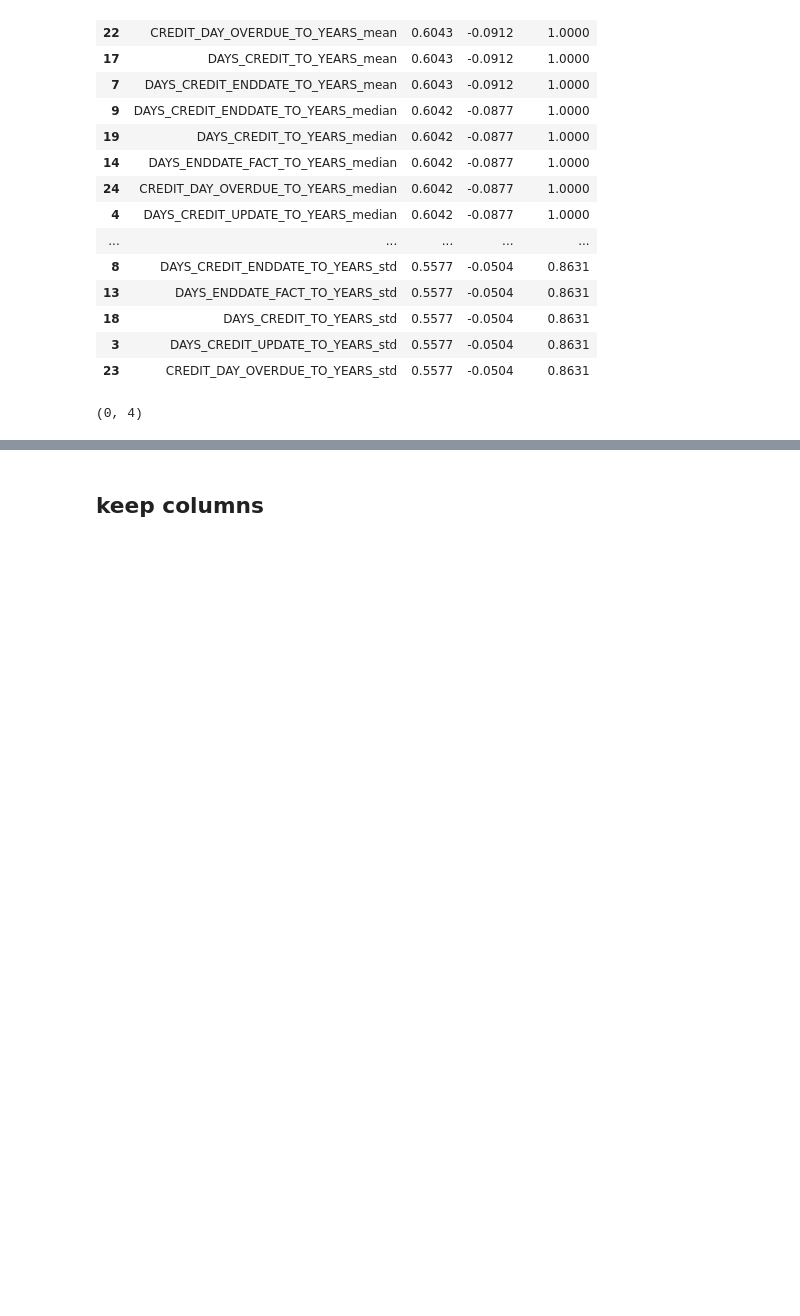
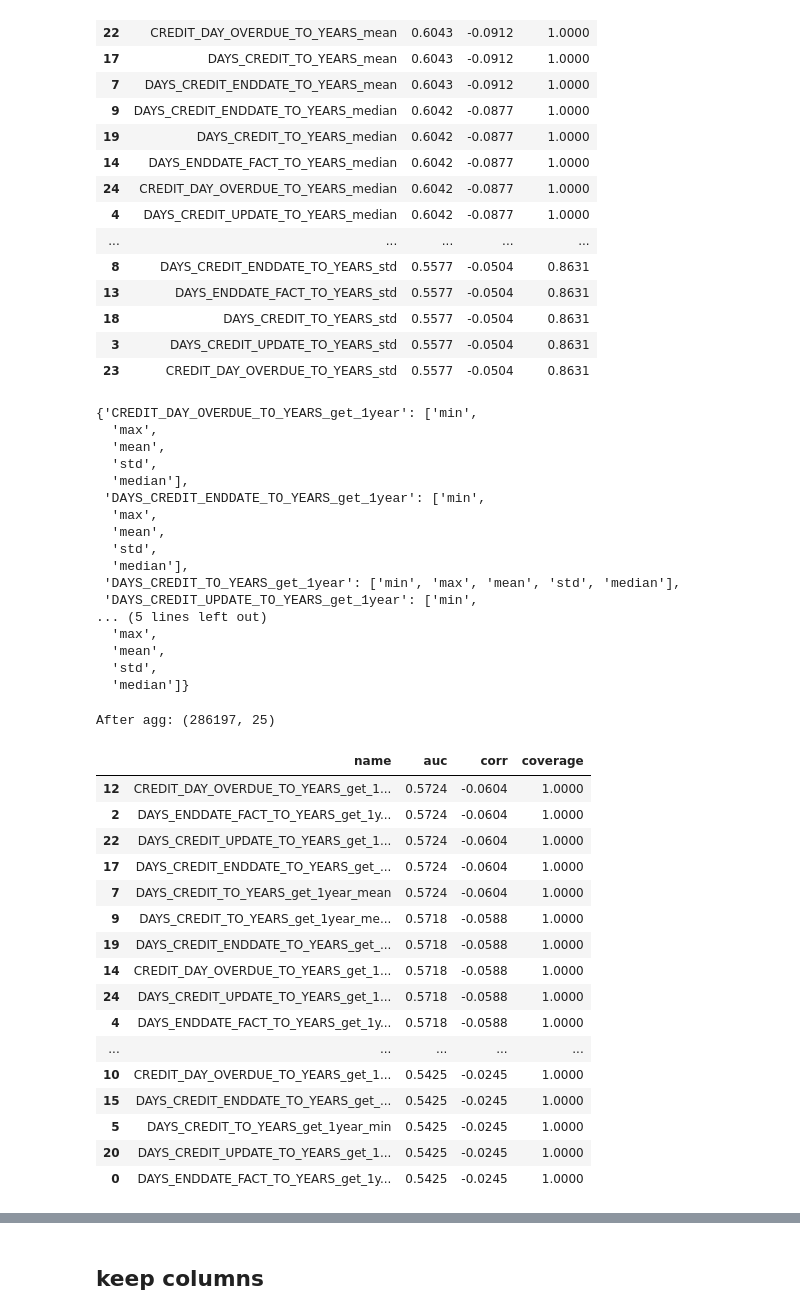
Before and after one commit to ongxuanhong/data-science-mini-course, a Jupyter notebook: 04_feature_engineering/002_bureau.ipynb, the cells around one changed output, grey strips where cells are left out. Drawn from its saved outputs; the diff is of its cells as text; code cells hidden in the pictures; blank space fills up the shorter version.

```diff
--- a/04_feature_engineering/002_bureau.ipynb
+++ b/04_feature_engineering/002_bureau.ipynb
@@ -56 +56,9 @@ pdf_data = pd.read_csv(data_path)
 - CREDIT_CURRENCY
+# %%
+# những khoản vay bị bán (Sold) được xem là (Bad debt)
+print("Before")
+print(pdf_data["CREDIT_ACTIVE"].value_counts())
+
+pdf_data.loc[pdf_data["CREDIT_ACTIVE"] == "Sold", "CREDIT_ACTIVE"] = "Bad debt"
+print("After")
+print(pdf_data["CREDIT_ACTIVE"].value_counts())
@@ -187,7 +291,44 @@ display(eval_agg02)
 | 18 | DAYS_CREDIT_TO_YEARS_std | 0.5577 | -0.0504 | 0.8631 |
 | 3 | DAYS_CREDIT_UPDATE_TO_YEARS_std | 0.5577 | -0.0504 | 0.8631 |
 | 23 | CREDIT_DAY_OVERDUE_TO_YEARS_std | 0.5577 | -0.0504 | 0.8631 |
-# %%
-eval_agg02.query("auc <= 0.501").shape
-# %% [output]
-(0, 4)
+# %%
+pdf_filtered021 = pdf_years.query("DAYS_CREDIT_TO_YEARS >= 1").set_index("SK_ID_CURR").add_suffix("_get_1year").reset_index()
+pdf_agg021 = agg_common_data(pdf_filtered021, ["min", "max", "mean", "std", "median"])
+eval_agg021 = feature_evaluate(pdf_train_filtered, pdf_agg021.reset_index())
+display(eval_agg021)
+# %% [output]
+{'CREDIT_DAY_OVERDUE_TO_YEARS_get_1year': ['min',
+  'max',
+  'mean',
+  'std',
+  'median'],
+ 'DAYS_CREDIT_ENDDATE_TO_YEARS_get_1year': ['min',
+  'max',
+  'mean',
+  'std',
+  'median'],
+ 'DAYS_CREDIT_TO_YEARS_get_1year': ['min', 'max', 'mean', 'std', 'median'],
+ 'DAYS_CREDIT_UPDATE_TO_YEARS_get_1year': ['min',
+... (5 lines left out)
+  'max',
+  'mean',
+  'std',
+  'median']}
+After agg: (286197, 25)
+|  | name | auc | corr | coverage |
+| 12 | CREDIT_DAY_OVERDUE_TO_YEARS_get_1... | 0.5724 | -0.0604 | 1.0000 |
+| 2 | DAYS_ENDDATE_FACT_TO_YEARS_get_1y... | 0.5724 | -0.0604 | 1.0000 |
+| 22 | DAYS_CREDIT_UPDATE_TO_YEARS_get_1... | 0.5724 | -0.0604 | 1.0000 |
+| 17 | DAYS_CREDIT_ENDDATE_TO_YEARS_get_... | 0.5724 | -0.0604 | 1.0000 |
+| 7 | DAYS_CREDIT_TO_YEARS_get_1year_mean | 0.5724 | -0.0604 | 1.0000 |
+| 9 | DAYS_CREDIT_TO_YEARS_get_1year_me... | 0.5718 | -0.0588 | 1.0000 |
+| 19 | DAYS_CREDIT_ENDDATE_TO_YEARS_get_... | 0.5718 | -0.0588 | 1.0000 |
+| 14 | CREDIT_DAY_OVERDUE_TO_YEARS_get_1... | 0.5718 | -0.0588 | 1.0000 |
+| 24 | DAYS_CREDIT_UPDATE_TO_YEARS_get_1... | 0.5718 | -0.0588 | 1.0000 |
+| 4 | DAYS_ENDDATE_FACT_TO_YEARS_get_1y... | 0.5718 | -0.0588 | 1.0000 |
+| ... | ... | ... | ... | ... |
+| 10 | CREDIT_DAY_OVERDUE_TO_YEARS_get_1... | 0.5425 | -0.0245 | 1.0000 |
+| 15 | DAYS_CREDIT_ENDDATE_TO_YEARS_get_... | 0.5425 | -0.0245 | 1.0000 |
+| 5 | DAYS_CREDIT_TO_YEARS_get_1year_min | 0.5425 | -0.0245 | 1.0000 |
+| 20 | DAYS_CREDIT_UPDATE_TO_YEARS_get_1... | 0.5425 | -0.0245 | 1.0000 |
+| 0 | DAYS_ENDDATE_FACT_TO_YEARS_get_1y... | 0.5425 | -0.0245 | 1.0000 |
```
Also changed, not shown: parts of 16 cells of this notebook.
